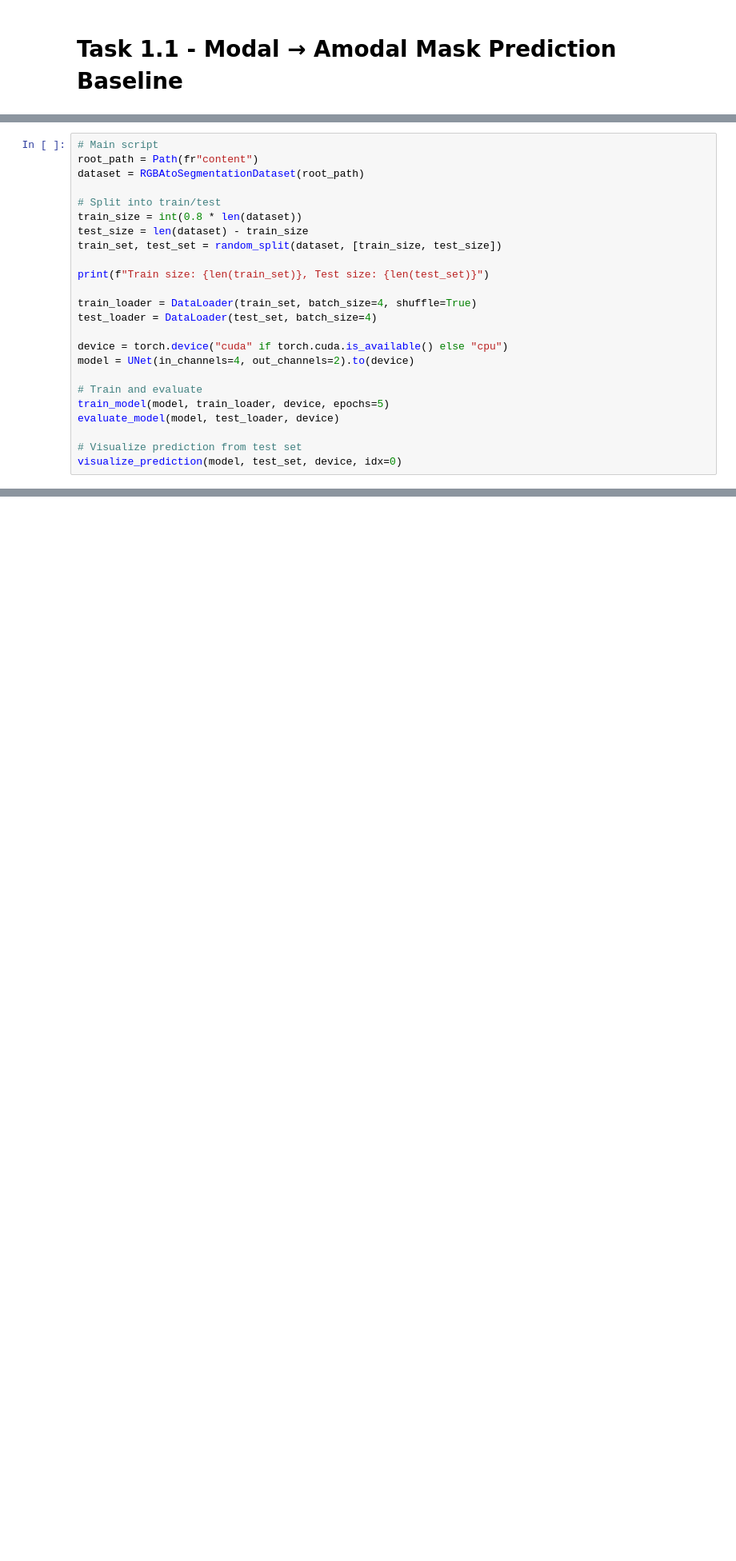
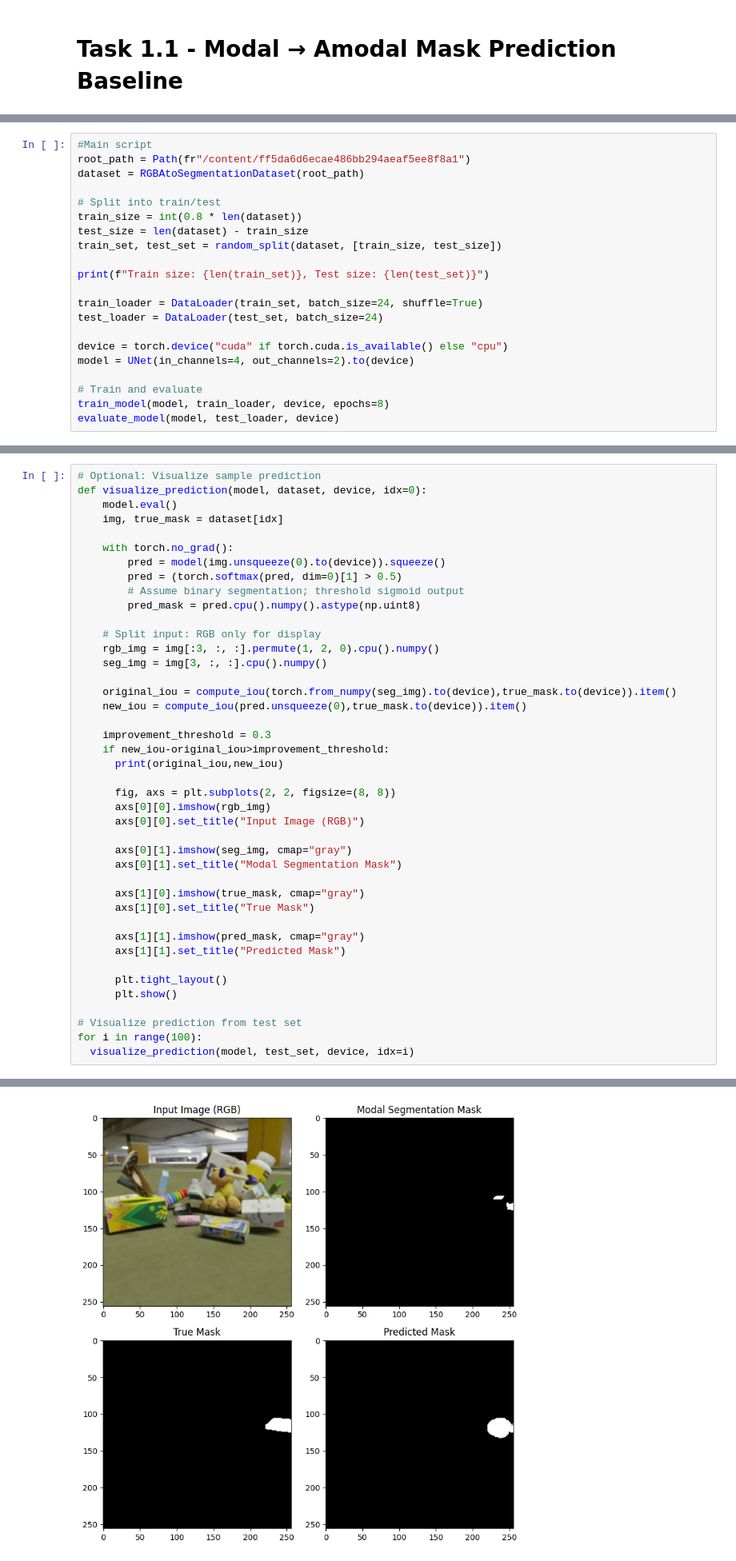
Before and after one commit to Gandledore/LLNL-DSC2025-FrameShift, a Jupyter notebook: Task_1_1_Modal_to_Amodal_Baseline.ipynb, the cells around one changed output, grey strips where cells are left out. Shown at 80% size. Drawn from its saved outputs; the diff is of its cells as text; blank space fills up the shorter version.

```diff
--- a/Task_1_1_Modal_to_Amodal_Baseline.ipynb
+++ b/Task_1_1_Modal_to_Amodal_Baseline.ipynb
@@ -187,6 +231,6 @@ None
 # %%
-# Main script
-root_path = Path(fr"content")
+#Main script
+root_path = Path(fr"/content/ff5da6d6ecae486bb294aeaf5ee8f8a1")
 dataset = RGBAtoSegmentationDataset(root_path)
 
 # Split into train/test
@@ -196,16 +240,13 @@ train_set, test_set = random_split(dataset, [train_size, test_size])
 
 print(f"Train size: {len(train_set)}, Test size: {len(test_set)}")
 
-train_loader = DataLoader(train_set, batch_size=4, shuffle=True)
-test_loader = DataLoader(test_set, batch_size=4)
+train_loader = DataLoader(train_set, batch_size=24, shuffle=True)
+test_loader = DataLoader(test_set, batch_size=24)
 
 device = torch.device("cuda" if torch.cuda.is_available() else "cpu")
 model = UNet(in_channels=4, out_channels=2).to(device)
 
 # Train and evaluate
-train_model(model, train_loader, device, epochs=5)
+train_model(model, train_loader, device, epochs=8)
 evaluate_model(model, test_loader, device)
-
-# Visualize prediction from test set
-visualize_prediction(model, test_set, device, idx=0)
 # %% [output]
@@ -274,0 +263,43 @@ Found 0 object folders.
+# %%
+# Optional: Visualize sample prediction
+def visualize_prediction(model, dataset, device, idx=0):
+    model.eval()
+    img, true_mask = dataset[idx]
+
+    with torch.no_grad():
+        pred = model(img.unsqueeze(0).to(device)).squeeze()
+        pred = (torch.softmax(pred, dim=0)[1] > 0.5)
+        # Assume binary segmentation; threshold sigmoid output
+        pred_mask = pred.cpu().numpy().astype(np.uint8)
+
+    # Split input: RGB only for display
+    rgb_img = img[:3, :, :].permute(1, 2, 0).cpu().numpy()
+    seg_img = img[3, :, :].cpu().numpy()
+
+    original_iou = compute_iou(torch.from_numpy(seg_img).to(device),true_mask.to(device)).item()
+    new_iou = compute_iou(pred.unsqueeze(0),true_mask.to(device)).item()
+
+    improvement_threshold = 0.3
+    if new_iou-original_iou>improvement_threshold:
+      print(original_iou,new_iou)
+
+      fig, axs = plt.subplots(2, 2, figsize=(8, 8))
+      axs[0][0].imshow(rgb_img)
+      axs[0][0].set_title("Input Image (RGB)")
+
+      axs[0][1].imshow(seg_img, cmap="gray")
+      axs[0][1].set_title("Modal Segmentation Mask")
+
+      axs[1][0].imshow(true_mask, cmap="gray")
+      axs[1][0].set_title("True Mask")
+
+      axs[1][1].imshow(pred_mask, cmap="gray")
+      axs[1][1].set_title("Predicted Mask")
+
+      plt.tight_layout()
+      plt.show()
+
+# Visualize prediction from test set
+for i in range(100):
+  visualize_prediction(model, test_set, device, idx=i)
+# %% [output]
@@ -274,0 +307 @@ Found 0 object folders.
+[figure, new version]
```
Also changed, not shown: parts of 10 cells of this notebook.
